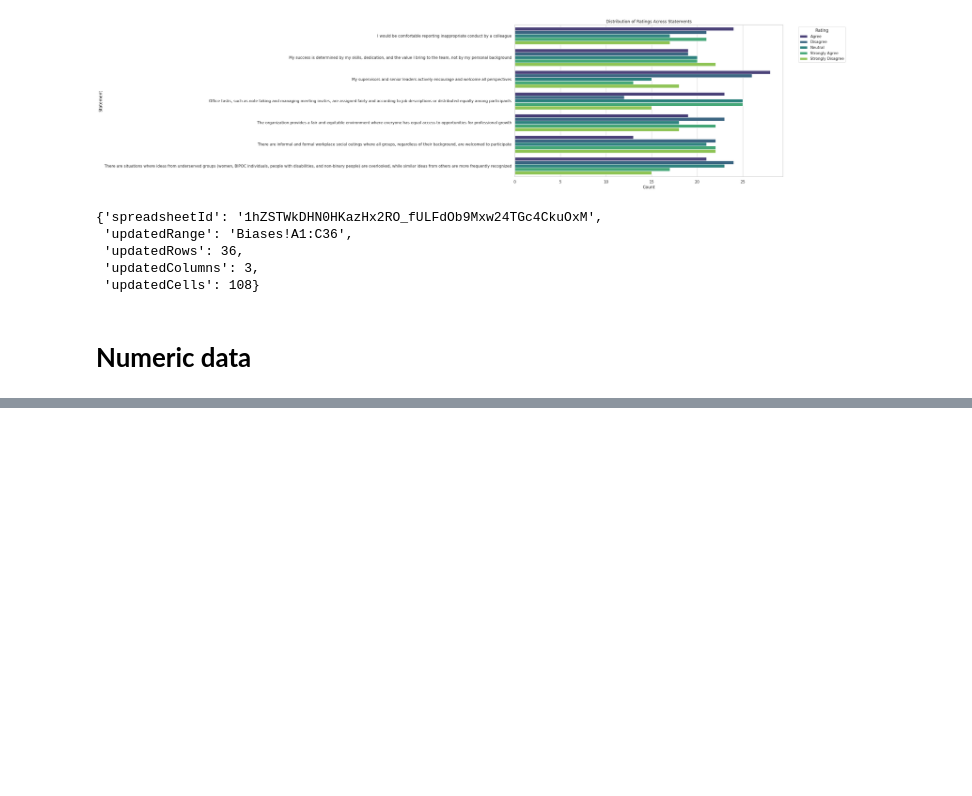
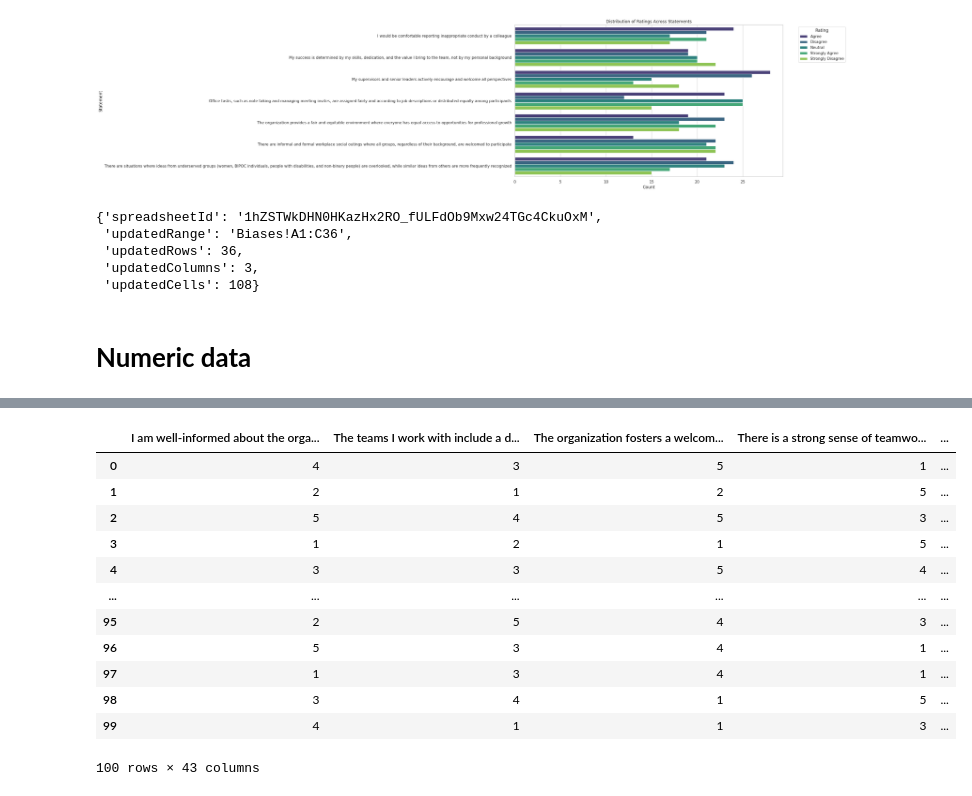
Before and after one commit to abdyraman/annualsatisfactionsurvey, a Jupyter notebook: annualsatisfaction.ipynb, the cells around one changed output, grey strips where cells are left out. Cells and saved outputs as stored; diff of their text form; code cells hidden in the pictures; blank space fills up the shorter version.

```diff
--- a/annualsatisfaction.ipynb
+++ b/annualsatisfaction.ipynb
@@ -138,0 +119,32 @@ Index(['Timestamp', 'How happy are you with your work environment?',
+# %%
+def clean_column_names(columns):
+    # Define the patterns to remove
+    patterns = [
+        r"Please rate the following statements on a scale from 'Strongly Disagree' to 'Strongly Agree' \s*\[",
+        r"Please rate the following statements on a scale from 'Never' to 'All of the time' \s*\[",
+        r"Please rate the following statements on a scale from 'Very Unlikely' to 'Very Likely'\s*",
+        r"Please rate the following statements on a scale from 'Strongly Dissatisfied' to 'Strongly Satisfied'\s*"
+    ]
+
+    # Join patterns with `|` for regex
+    combined_pattern = '|'.join(patterns)
+
+    # Perform the replacement and ensure spaces are handled correctly
+    cleaned_columns = columns.str.replace(combined_pattern, "", regex=True).str.strip()
+
+     # Remove trailing `]`
+    cleaned_columns = cleaned_columns.str.replace(r'\s*\]', '', regex=True)
+
+    # Normalize spaces to a single space, only if needed
+    cleaned_columns = cleaned_columns.str.replace(r'\s+', ' ', regex=True)
+
+    return cleaned_columns
+
+# Select object columns from df_text
+text_columns = df_text.select_dtypes(include=['object']).columns
+
+# Clean the column names
+cleaned_columns = clean_column_names(text_columns)
+
+# Update the DataFrame with cleaned column names
+df_text.columns = cleaned_columns
@@ -520,0 +505,21 @@ ValueError: num must be an integer with 1 <= num <= 15, not 16
+# %%
+
+
+# Apply the cleaning function to the column names
+num.columns = clean_column_names(num.columns)
+# %%
+num
+# %% [output]
+|  | I am well-informed about the orga... | The teams I work with include a d... | The organization fosters a welcom... | There is a strong sense of teamwo... | ... |
+| 0 | 4 | 3 | 5 | 1 | ... |
+| 1 | 2 | 1 | 2 | 5 | ... |
+| 2 | 5 | 4 | 5 | 3 | ... |
+| 3 | 1 | 2 | 1 | 5 | ... |
+| 4 | 3 | 3 | 5 | 4 | ... |
+| ... | ... | ... | ... | ... | ... |
+| 95 | 2 | 5 | 4 | 3 | ... |
+| 96 | 5 | 3 | 4 | 1 | ... |
+| 97 | 1 | 3 | 4 | 1 | ... |
+| 98 | 3 | 4 | 1 | 5 | ... |
+| 99 | 4 | 1 | 1 | 3 | ... |
+100 rows × 43 columns
```
Also changed, not shown: parts of 6 cells of this notebook.
